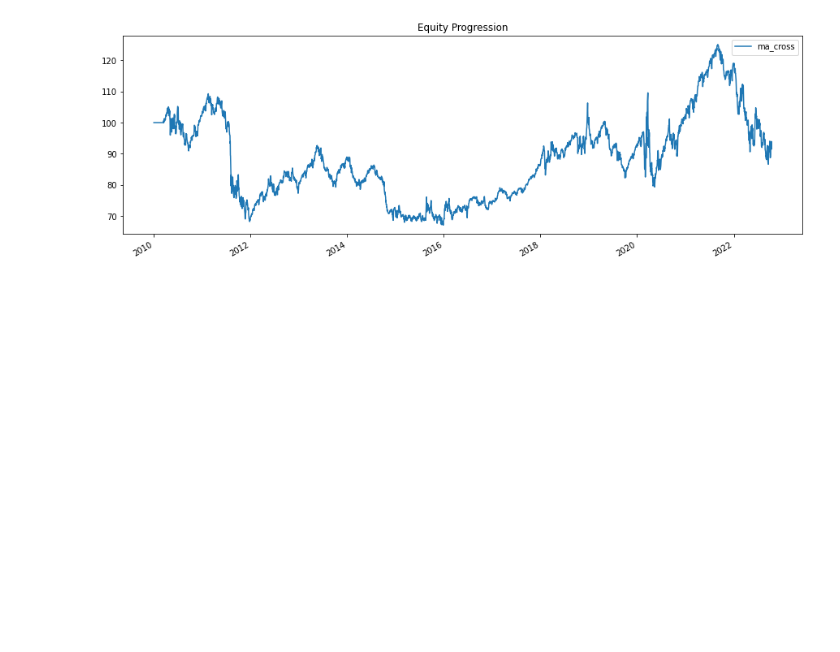
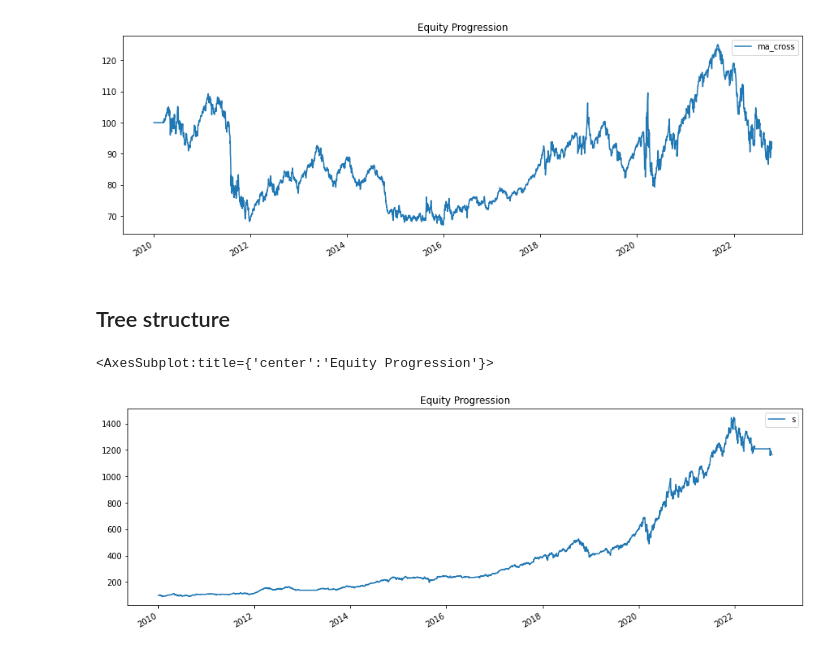
Before and after one commit to IamTossan/finance-research, a Jupyter notebook: src/bt.ipynb, the cells around one changed output. Drawn from its saved outputs; the diff is of its cells as text; code cells hidden in the pictures; blank space fills up the shorter version.

```diff
--- a/src/bt.ipynb
+++ b/src/bt.ipynb
@@ -149,3 +149,50 @@ res.plot()
 # %% [output]
 <AxesSubplot:title={'center':'Equity Progression'}>
 [figure]
+# %% [markdown]
+## Tree structure
+# %%
+def ma_cross(ticker, start='2010-01-01', short_ma=50, long_ma=200, name='ma_cross'):
+    data = bt.get(ticker, start=start)
+    short_sma = data.rolling(short_ma).mean()
+    long_sma = data.rolling(long_ma).mean()
+
+    tw = long_sma.copy()
+    tw[short_sma > long_sma] = 1.0
+    tw[short_sma <= long_sma] = -1.0
+    tw[long_sma.isnull()] = 0.0
+
+    s = bt.Strategy(
+        name,
+        [bt.algos.WeighTarget(tw), bt.algos.Rebalance()],
+        [ticker]
+    )
+
+    return bt.Backtest(s, data)
+
+t1 = ma_cross('aapl', name='aapl_ma_cross')
+t2 = ma_cross('msft', name='msft_ma_cross')
+
+data = bt.merge(
+    t1.data,
+    t2.data,
+)
+
+s = bt.Strategy(
+    's',
+    [
+        bt.algos.SelectAll(),
+        bt.algos.WeighInvVol(),
+        bt.algos.Rebalance(),
+    ],
+    [
+        t1.strategy,
+        t2.strategy,
+    ]
+)
+t = bt.Backtest(s, data)
+res = bt.run(t)
+res.plot()
+# %% [output]
+<AxesSubplot:title={'center':'Equity Progression'}>
+[figure, added]
```
Also changed, not shown: parts of 3 cells of this notebook.
